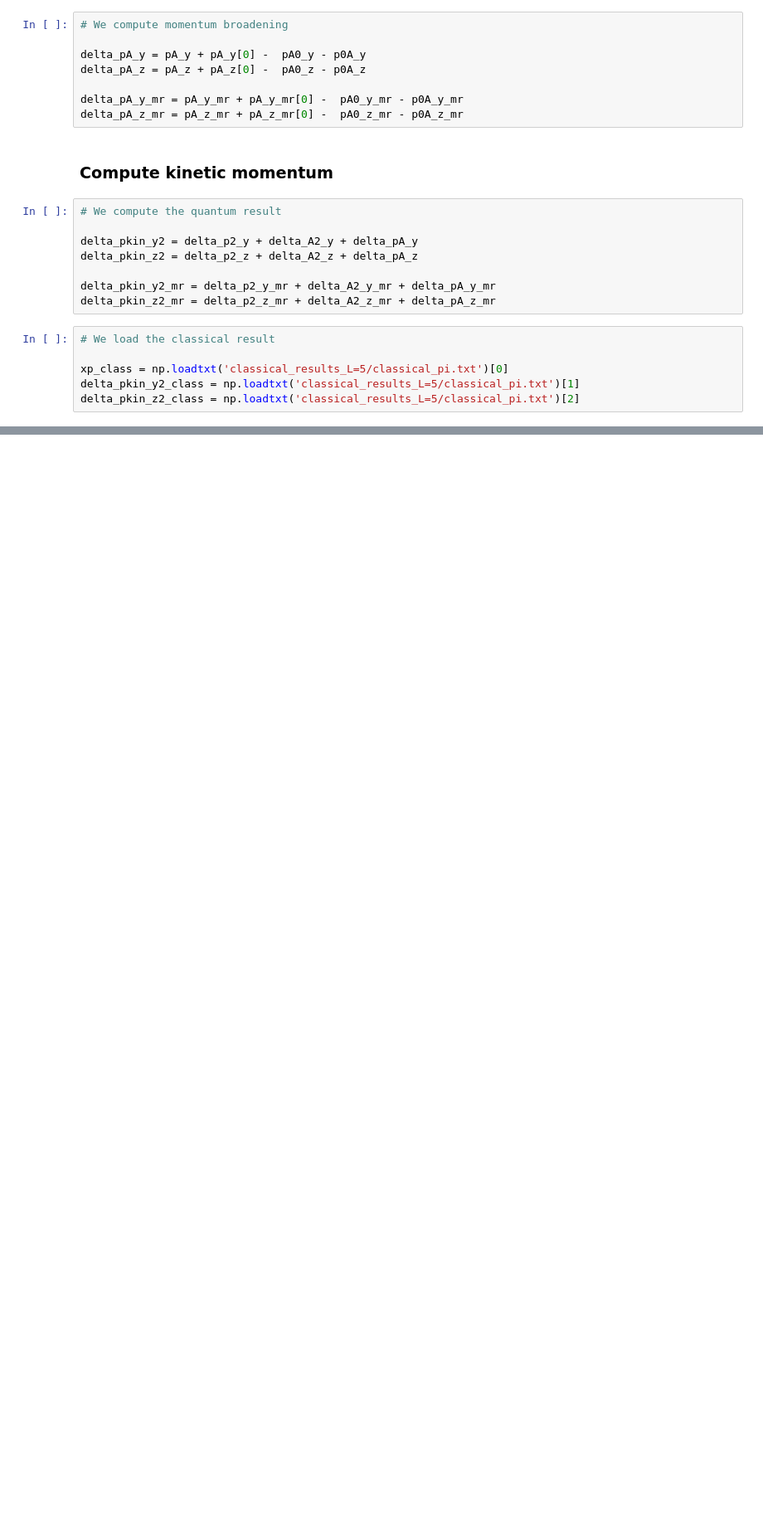
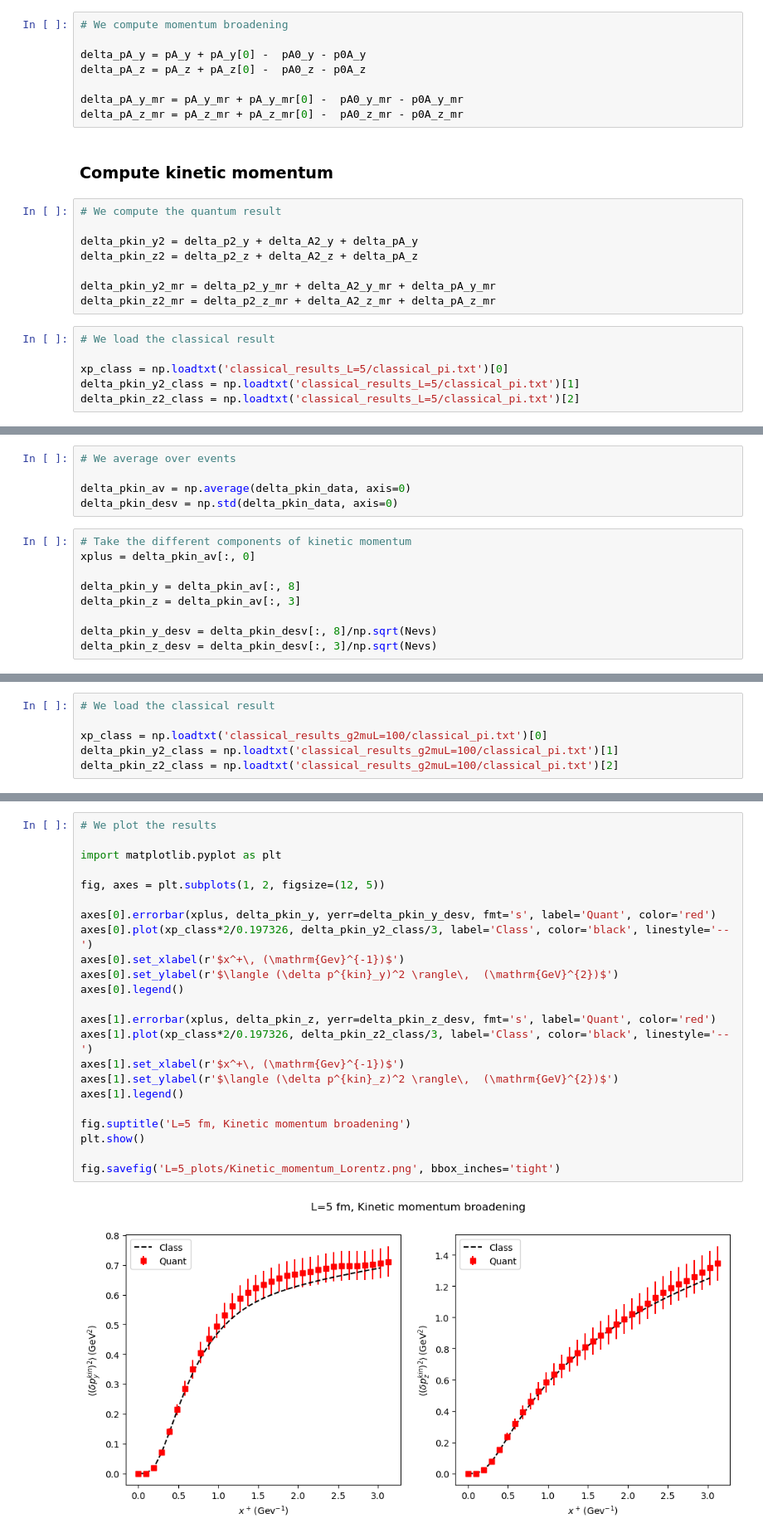
Before and after one commit to avramescudana/curraun, a Jupyter notebook: Jets in Glasma Results/SchrodingerResults.ipynb, the cells around one changed output, grey strips where cells are left out. Shown at 83% size. Saved outputs shown, nothing was run; the diff lists cells and outputs as text; blank space fills up the shorter version.

```diff
--- a/Jets in Glasma Results/SchrodingerResults.ipynb
+++ b/Jets in Glasma Results/SchrodingerResults.ipynb
@@ -784,0 +1255,14 @@ fig.savefig('L=5_plots/Kinetic_momentum_mid_rapidity.png', bbox_inches='tight')
+# %%
+# We average over events
+
+delta_pkin_av = np.average(delta_pkin_data, axis=0)
+delta_pkin_desv = np.std(delta_pkin_data, axis=0)
+# %%
+# Take the different components of kinetic momentum
+xplus = delta_pkin_av[:, 0]
+
+delta_pkin_y = delta_pkin_av[:, 8]
+delta_pkin_z = delta_pkin_av[:, 3]
+
+delta_pkin_y_desv = delta_pkin_desv[:, 8]/np.sqrt(Nevs)
+delta_pkin_z_desv = delta_pkin_desv[:, 3]/np.sqrt(Nevs)
@@ -784,0 +1271,6 @@ fig.savefig('L=5_plots/Kinetic_momentum_mid_rapidity.png', bbox_inches='tight')
+# %%
+# We load the classical result
+
+xp_class = np.loadtxt('classical_results_g2muL=100/classical_pi.txt')[0]
+delta_pkin_y2_class = np.loadtxt('classical_results_g2muL=100/classical_pi.txt')[1]
+delta_pkin_z2_class = np.loadtxt('classical_results_g2muL=100/classical_pi.txt')[2]
@@ -784,0 +1279,25 @@ fig.savefig('L=5_plots/Kinetic_momentum_mid_rapidity.png', bbox_inches='tight')
+# %%
+# We plot the results
+
+import matplotlib.pyplot as plt
+
+fig, axes = plt.subplots(1, 2, figsize=(12, 5))
+
+axes[0].errorbar(xplus, delta_pkin_y, yerr=delta_pkin_y_desv, fmt='s', label='Quant', color='red')
+axes[0].plot(xp_class*2/0.197326, delta_pkin_y2_class/3, label='Class', color='black', linestyle='--')
+axes[0].set_xlabel(r'$x^+\, (\mathrm{Gev}^{-1})$')
+axes[0].set_ylabel(r'$\langle (\delta p^{kin}_y)^2 \rangle\,  (\mathrm{GeV}^{2})$')
+axes[0].legend()
+
+axes[1].errorbar(xplus, delta_pkin_z, yerr=delta_pkin_z_desv, fmt='s', label='Quant', color='red')
+axes[1].plot(xp_class*2/0.197326, delta_pkin_z2_class/3, label='Class', color='black', linestyle='--')
+axes[1].set_xlabel(r'$x^+\, (\mathrm{Gev}^{-1})$')
+axes[1].set_ylabel(r'$\langle (\delta p^{kin}_z)^2 \rangle\,  (\mathrm{GeV}^{2})$')
+axes[1].legend()
+
+fig.suptitle('L=5 fm, Kinetic momentum broadening')
+plt.show()
+
+fig.savefig('L=5_plots/Kinetic_momentum_Lorentz.png', bbox_inches='tight')
+# %% [output]
+[figure, added]
```
Also changed, not shown: parts of 110 cells of this notebook, 42 other files.
